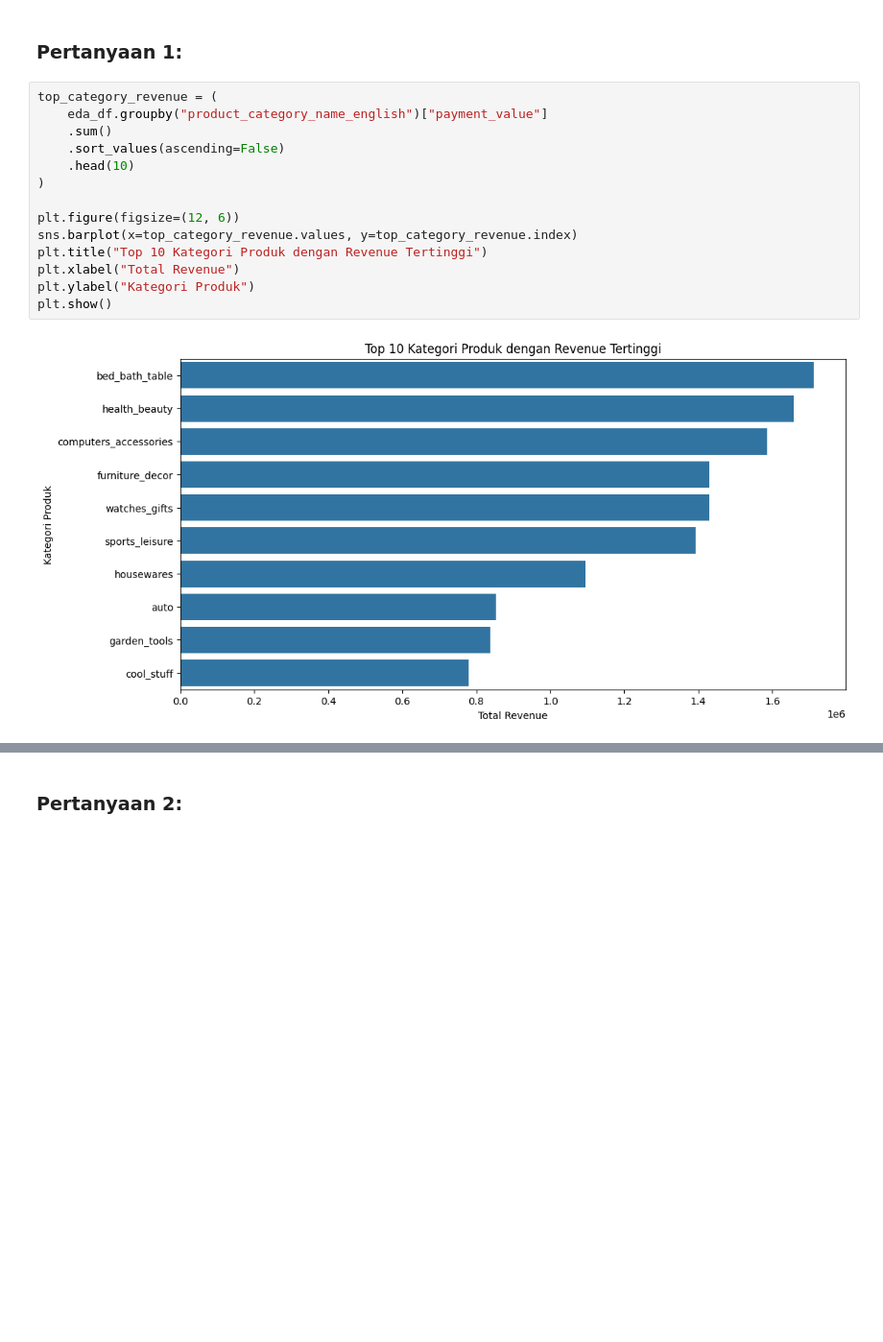
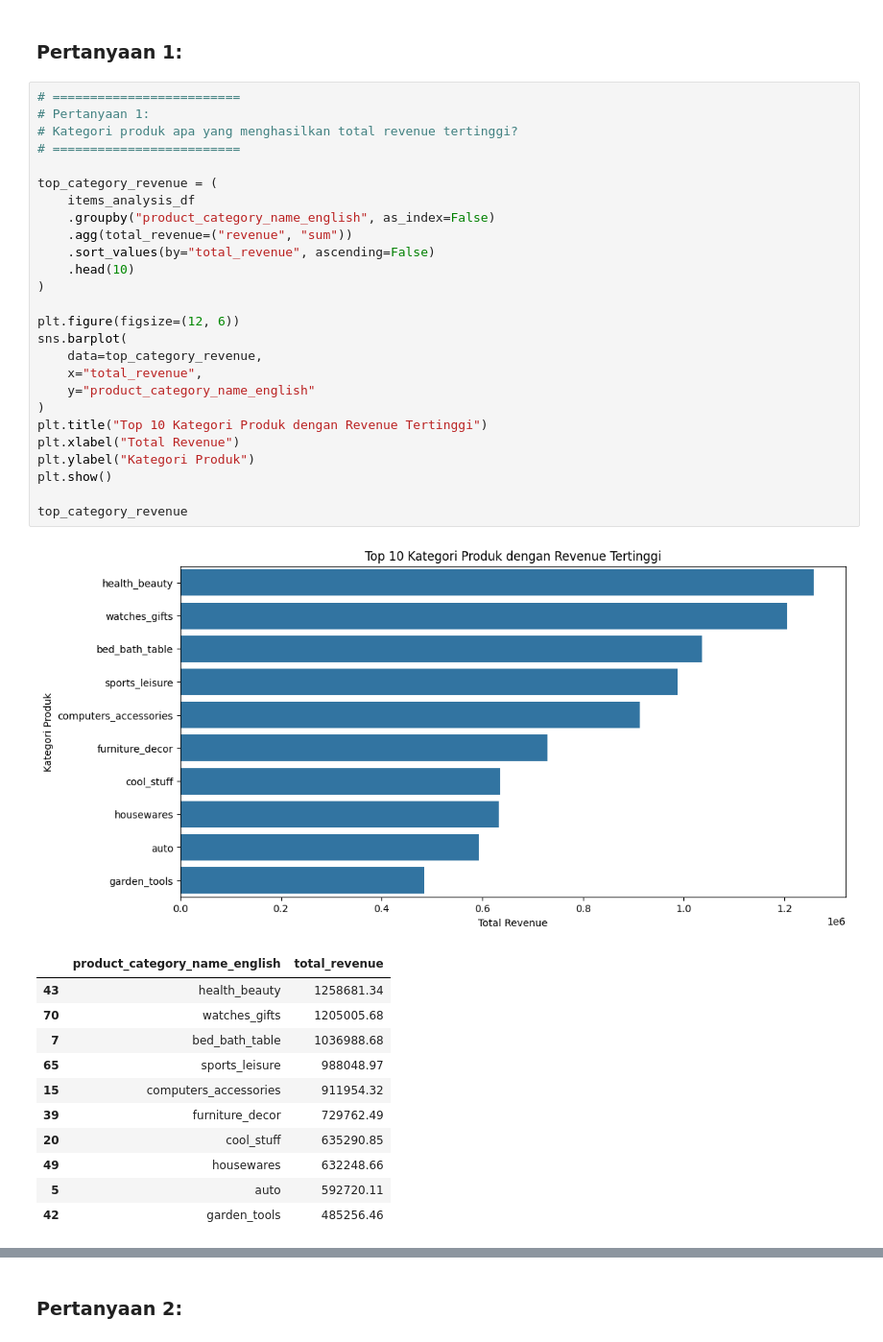
Before and after one commit to bilaaak/ecommerce, a Jupyter notebook: notebook.ipynb, the cells around one changed output, grey strips where cells are left out. Shown at 96% size. Drawn from its saved outputs; the diff is of its cells as text; blank space fills up the shorter version.

```diff
--- a/notebook.ipynb
+++ b/notebook.ipynb
@@ -206,18 +586,41 @@ Total revenue: 20470726.659999996
 # %% [markdown]
 ### Pertanyaan 1:
 # %%
+# =========================
+# Pertanyaan 1:
+# Kategori produk apa yang menghasilkan total revenue tertinggi?
+# =========================
+
 top_category_revenue = (
-    eda_df.groupby("product_category_name_english")["payment_value"]
-    .sum()
-    .sort_values(ascending=False)
+    items_analysis_df
+    .groupby("product_category_name_english", as_index=False)
+    .agg(total_revenue=("revenue", "sum"))
+    .sort_values(by="total_revenue", ascending=False)
     .head(10)
 )
 
 plt.figure(figsize=(12, 6))
-sns.barplot(x=top_category_revenue.values, y=top_category_revenue.index)
+sns.barplot(
+    data=top_category_revenue,
+    x="total_revenue",
+    y="product_category_name_english"
+)
 plt.title("Top 10 Kategori Produk dengan Revenue Tertinggi")
 plt.xlabel("Total Revenue")
 plt.ylabel("Kategori Produk")
 plt.show()
+
+top_category_revenue
 # %% [output]
-[figure, old version]
+[figure, new version]
+|  | product_category_name_english | total_revenue |
+| 43 | health_beauty | 1258681.34 |
+| 70 | watches_gifts | 1205005.68 |
+| 7 | bed_bath_table | 1036988.68 |
+| 65 | sports_leisure | 988048.97 |
+| 15 | computers_accessories | 911954.32 |
+| 39 | furniture_decor | 729762.49 |
+| 20 | cool_stuff | 635290.85 |
+| 49 | housewares | 632248.66 |
+| 5 | auto | 592720.11 |
+| 42 | garden_tools | 485256.46 |
```
Also changed, not shown: parts of 41 cells of this notebook, 3 other files.
